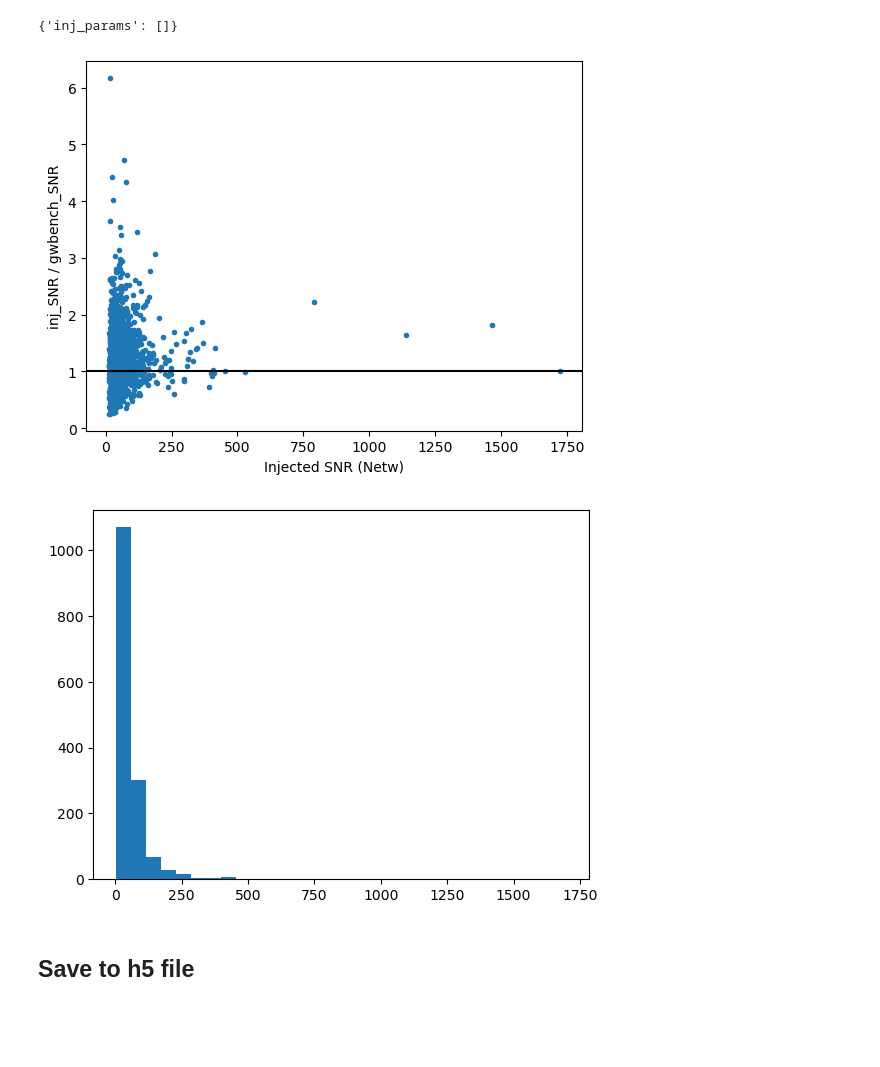
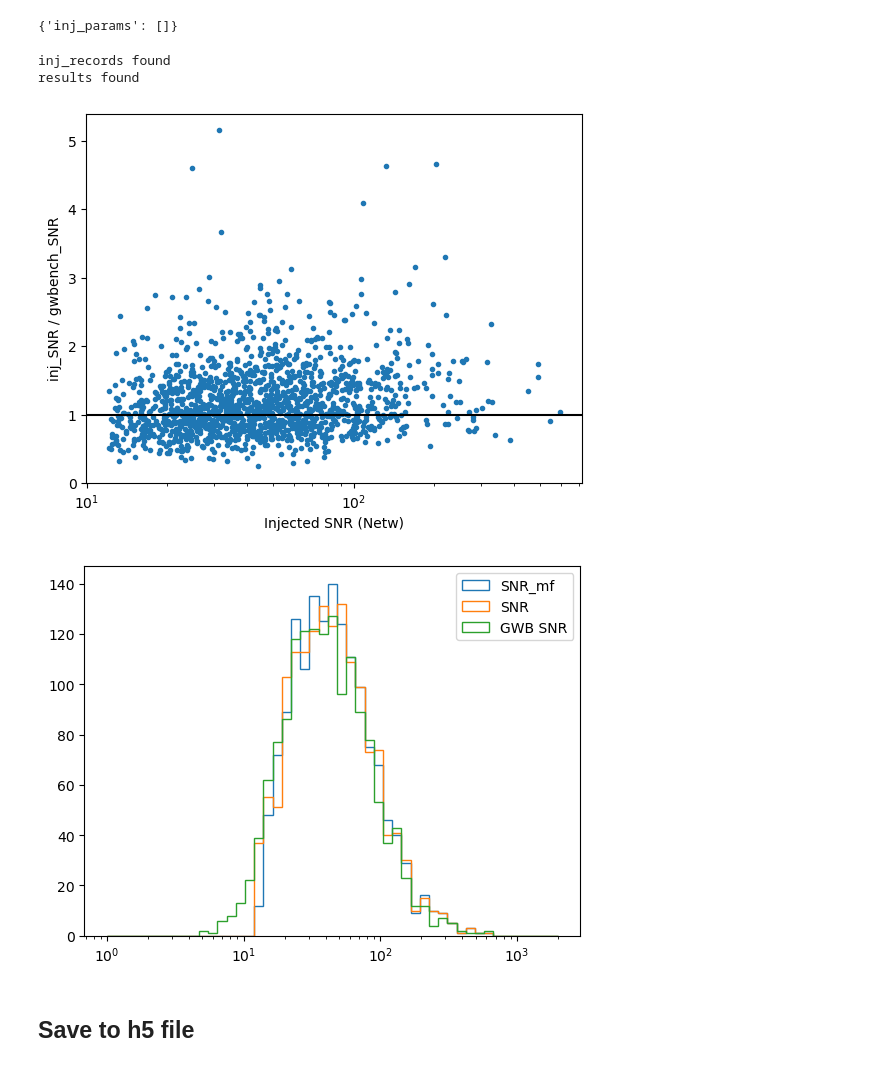
Before and after one commit to divyajyoti09/next_gen_detect, a Jupyter notebook: A-sharp_z_peak_mapping/gwbench_err_calc.ipynb, the cells around one changed output. Cells and saved outputs as stored; diff of their text form; code cells hidden in the pictures; blank space fills up the shorter version.

```diff
--- a/A-sharp_z_peak_mapping/gwbench_err_calc.ipynb
+++ b/A-sharp_z_peak_mapping/gwbench_err_calc.ipynb
@@ -286,24 +328,49 @@ failed_events
 # %%
+try:
+    inj_records
+    print('inj_records found')
+except NameError:
+    inj_records = inj_data['selected_n_events'].to_records()
+try:
+    results
+    print('results found')
+except NameError:
+    base_dir = '/home/divyajyoti/ACADEMIC/Projects/Cardiff_University/Next_gen_detectability/A-sharp-study/'
+    fm_err_file = os.path.join(base_dir, 'GWBench_analysis', 'BBH',
+                               'CE4020ET123_CoBA10_2_PLP_z_MD_zmax_10_lmrd_22_no_spins.h5')
+    results = load_results_from_h5(fm_err_file)
+try:
+    failed_events
+except NameError:
+    failed_events = {'inj_params':[]}
+
 x = []
 for i, dist, snr in zip(range(len(inj_records)),
                         inj_data['selected_n_events']['distance'],
-                        inj_data['selected_n_events']['SNR_mf_network']):
+                        inj_data['selected_n_events']['SNR_network']):
     if len(failed_events['inj_params']) == 0:
         x.append(snr)
     else:
         if dist != (failed_events['inj_params'][0]['DL']):
             x.append(snr)
 gwbench_snrs = pd.DataFrame(results['errs'])['snr']
 y = x/gwbench_snrs
 plt.plot(x, y, '.')
 plt.xlabel('Injected SNR (Netw)')
 plt.ylabel('inj_SNR / gwbench_SNR')
 plt.axhline(1, c='k')
+plt.xscale('log')
 
 plt.figure()
-plt.hist(gwbench_snrs, bins=30);
+plt.hist(inj_data['selected_n_events']['SNR_mf_network'], bins=np.logspace(0,3.3,50), histtype=u'step', label='SNR_mf');
+plt.hist(inj_data['selected_n_events']['SNR_network'], bins=np.logspace(0,3.3,50), histtype=u'step', label='SNR');
+plt.hist(gwbench_snrs, bins=np.logspace(0,3.3,50), histtype=u'step', label='GWB SNR');
+plt.legend()
+plt.xscale('log')
 # %% [output]
+inj_records found
+results found
-[figure, old version]
+[figure, new version]
-[figure, old version]
+[figure, new version]
 # %% [markdown]
 ## Save to h5 file
```
Also changed, not shown: parts of 8 cells of this notebook, 4 other files.
